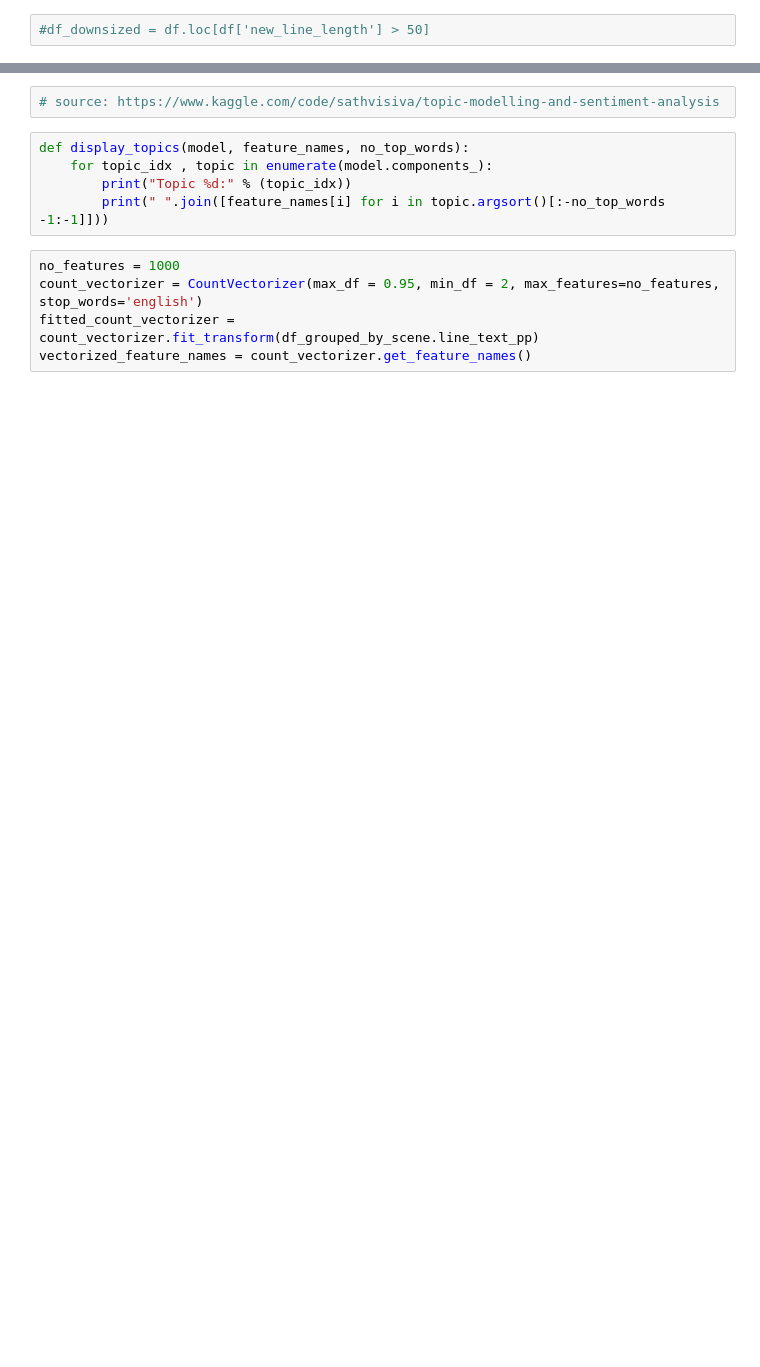
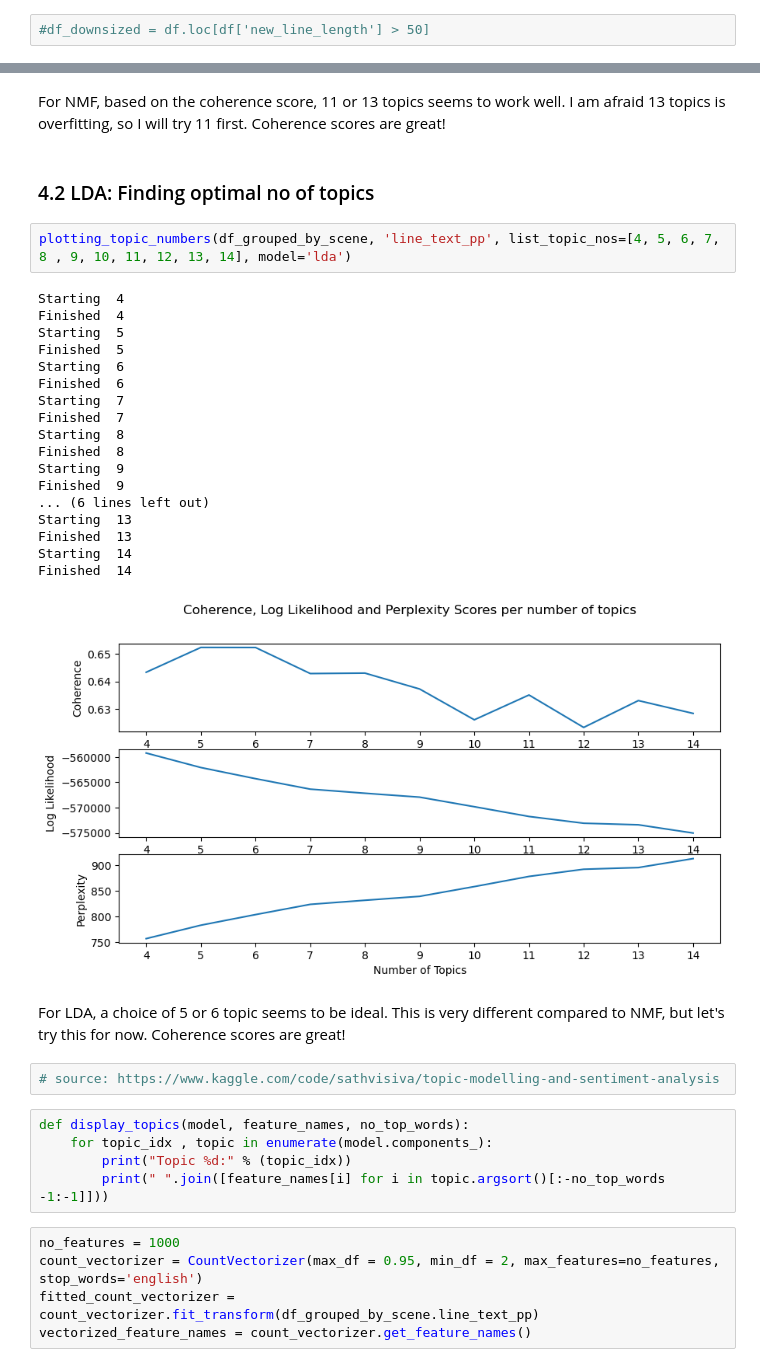
Before and after one commit to shantanu-555/The-Office-Script-Analysis, a Jupyter notebook: elines_notebook.ipynb, the cells around one changed output, grey strips where cells are left out. Saved outputs shown, nothing was run; the diff lists cells and outputs as text; blank space fills up the shorter version.

```diff
--- a/elines_notebook.ipynb
+++ b/elines_notebook.ipynb
@@ -198,3 +414,30 @@ df_grouped_by_episode.head()
+# %% [markdown]
+For NMF, based on the coherence score, 11 or 13 topics seems to work well. I am afraid 13 topics is overfitting, so I will try 11 first. Coherence scores are great!
+# %% [markdown]
+### 4.2 LDA: Finding optimal no of topics  <a class="anchor" id="section_4_2"></a>
+# %%
+plotting_topic_numbers(df_grouped_by_scene, 'line_text_pp', list_topic_nos=[4, 5, 6, 7, 8 , 9, 10, 11, 12, 13, 14], model='lda')
+# %% [output]
+Starting  4
+Finished  4
+Starting  5
+Finished  5
+Starting  6
+Finished  6
+Starting  7
+Finished  7
+Starting  8
+Finished  8
+Starting  9
+Finished  9
+... (6 lines left out)
+Starting  13
+Finished  13
+Starting  14
+Finished  14
+[figure, added]
+# %% [markdown]
+For LDA, a choice of 5 or 6 topic seems to be ideal. This is very different compared to NMF, but let's try this for now. Coherence scores are great!
 # %%
 # source: https://www.kaggle.com/code/sathvisiva/topic-modelling-and-sentiment-analysis
 # %%
```
Also changed, not shown: parts of 47 cells of this notebook.
